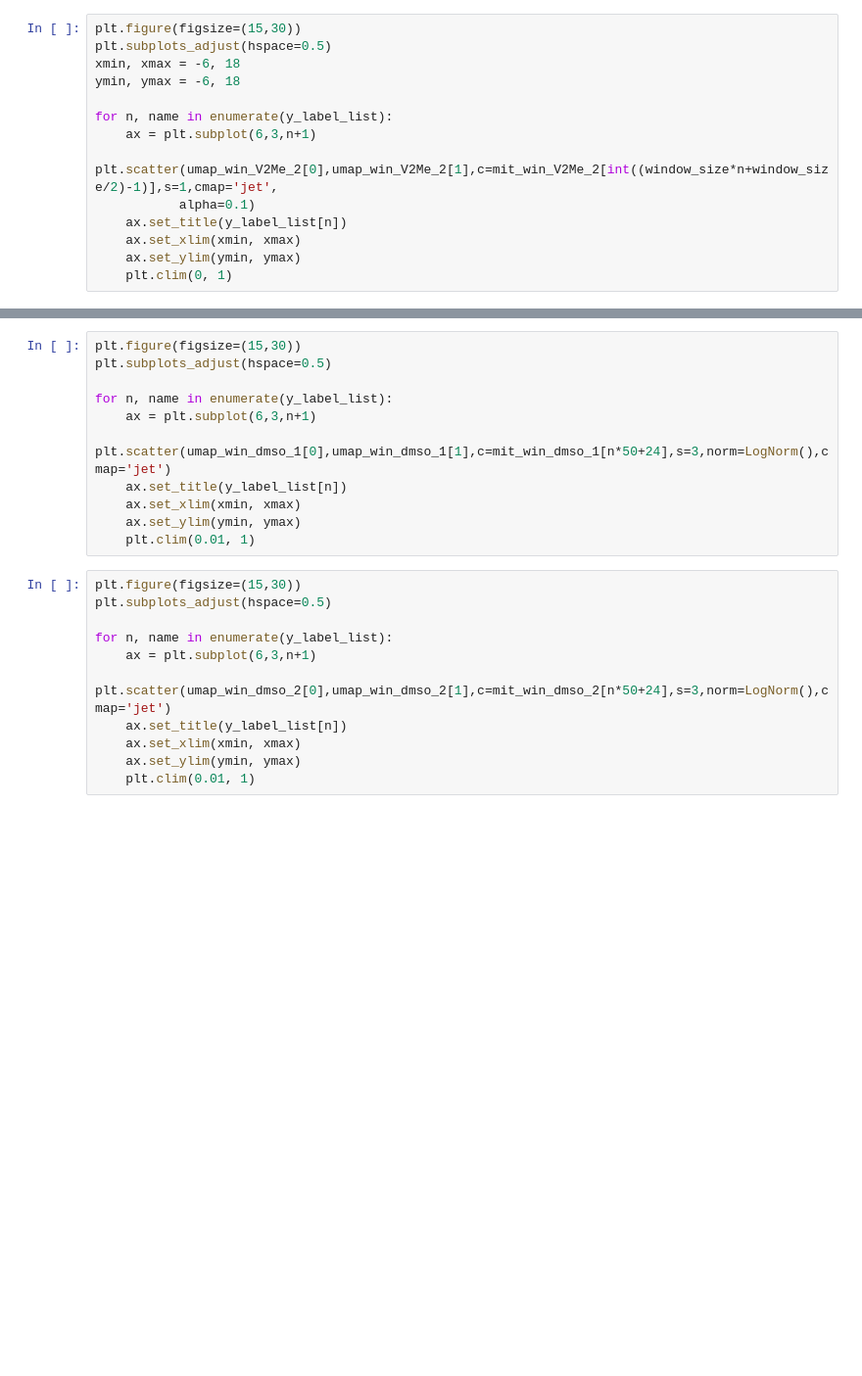
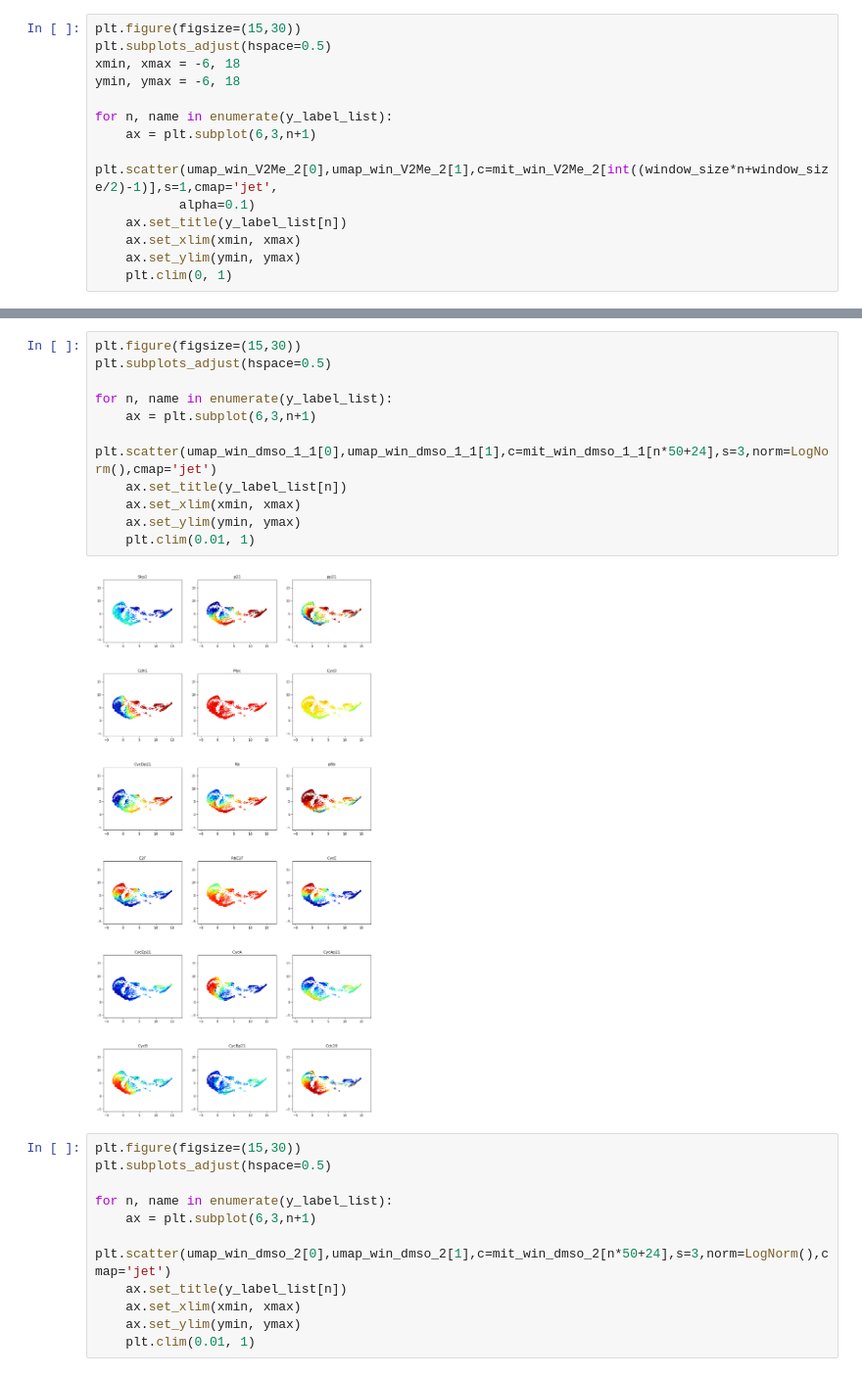
Before and after one commit to QuLab-VU/ECM_cell_cycle_model, a Jupyter notebook: umap_window/stochProteinVals.ipynb, the cells around one changed output, grey strips where cells are left out. Shown at 98% size. Cells and saved outputs as stored; diff of their text form; blank space fills up the shorter version.

```diff
--- a/umap_window/stochProteinVals.ipynb
+++ b/umap_window/stochProteinVals.ipynb
@@ -400,14 +406,16 @@ for n, name in enumerate(y_label_list):
 # %%
 plt.figure(figsize=(15,30))
 plt.subplots_adjust(hspace=0.5)
 
 for n, name in enumerate(y_label_list):
     ax = plt.subplot(6,3,n+1)
-    plt.scatter(umap_win_dmso_1[0],umap_win_dmso_1[1],c=mit_win_dmso_1[n*50+24],s=3,norm=LogNorm(),cmap='jet')
+    plt.scatter(umap_win_dmso_1_1[0],umap_win_dmso_1_1[1],c=mit_win_dmso_1_1[n*50+24],s=3,norm=LogNorm(),cmap='jet')
     ax.set_title(y_label_list[n])
     ax.set_xlim(xmin, xmax)
     ax.set_ylim(ymin, ymax)
     plt.clim(0.01, 1)
+# %% [output]
+[figure, added]
 # %%
 plt.figure(figsize=(15,30))
 plt.subplots_adjust(hspace=0.5)
```
Also changed, not shown: parts of 8 cells of this notebook, 15 other files.
